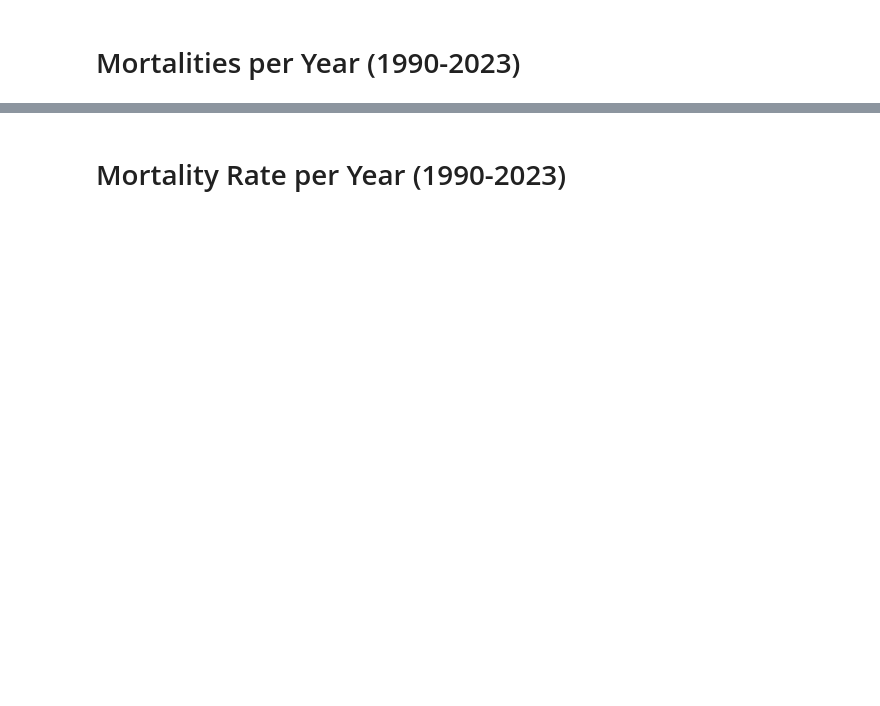
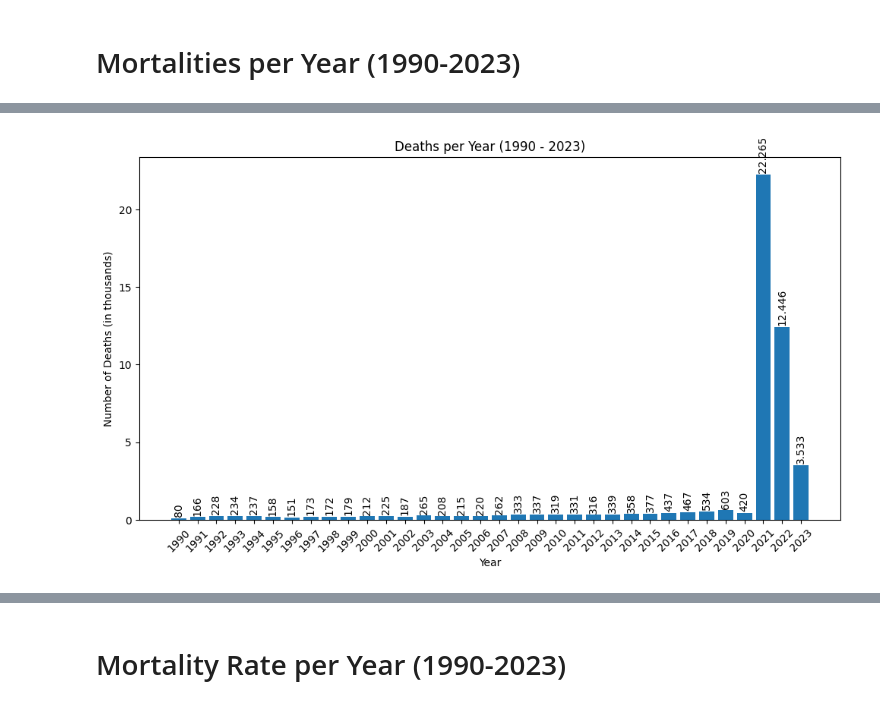
Before and after one commit to ZaNioxX/Masterarbeit, a Jupyter notebook: Data_Exploration/mortality_rate.ipynb, the cells around one changed output, grey strips where cells are left out. Saved outputs shown, nothing was run; the diff lists cells and outputs as text; code cells hidden in the pictures; blank space fills up the shorter version.

Commit message:
converted mortality rate and gender distribution to mongodb

```diff
--- a/Data_Exploration/mortality_rate.ipynb
+++ b/Data_Exploration/mortality_rate.ipynb
@@ -1,2 +3,12 @@
+# %%
+from pymongo import MongoClient
+from matplotlib.ticker import FuncFormatter
+import matplotlib.pyplot as plt
+import numpy as np
+
+# Connect to MongoDB (Adjust the connection string as necessary)
+client = MongoClient('mongodb://localhost:27017/')
+db = client['vaers']  # Change 'your_database_name' to your database name
+collection = db['reports']  # Change 'your_collection_name' to your collection name
 # %% [markdown]
 # Mortalities per Year (1990-2023)
@@ -127,0 +15,46 @@ plt.show()
+# %%
+# Custom formatter function for y-axis in thousands
+def thousands_formatter(y, pos):
+    return f'{int(y / 1000)}'
+
+# MongoDB aggregation pipeline to calculate deaths per year
+pipeline = [
+    {"$match": {"DIED": "Y"}},  # Match documents where DIED field is "Y"
+    {"$addFields": {"year": {"$year": {"$toDate": "$RECVDATE"}}}},  # Extract year from RECVDATE
+    {"$group": {"_id": "$year", "count": {"$sum": 1}}},  # Group by year and count deaths
+    {"$sort": {"_id": 1}}  # Sort by year in ascending order
+]
+
+# Execute the aggregation pipeline
+deaths_per_year = list(collection.aggregate(pipeline))
+
+# Extract years and death counts from the aggregation result
+years = [entry["_id"] for entry in deaths_per_year]
+death_counts = [entry["count"] for entry in deaths_per_year]
+
+# Plotting the data
+plt.figure(figsize=(10, 6))
+bars = plt.bar(years, death_counts)
+
+# Set the y-axis formatter for thousands
+formatter = FuncFormatter(thousands_formatter)
+plt.gca().yaxis.set_major_formatter(formatter)
+
+plt.xlabel('Year')
+plt.ylabel('Number of Deaths (in thousands)')
+plt.title('Deaths per Year (1990 - 2023)')
+
+# Annotating each bar with its value, formatted with a dot for thousands
+for bar in bars:
+    height = bar.get_height()
+    formatted_height = f'{int(height):,}'.replace(',', '.')  # Format with a dot for thousands
+    plt.text(bar.get_x() + bar.get_width() / 2, height + 100, formatted_height,
+             ha='center', va='bottom', rotation=90)
+
+plt.xticks(years, rotation=45)
+
+plt.tight_layout()
+plt.savefig('/Users/sep/PycharmProjects/Masterarbeit/Plots/Data_Exploration/Mortality_Rate/Deaths_per_Year.png')
+plt.show()
+# %% [output]
+[figure, added]
```
Also changed, not shown: parts of 10 cells of this notebook, 13 other files.
